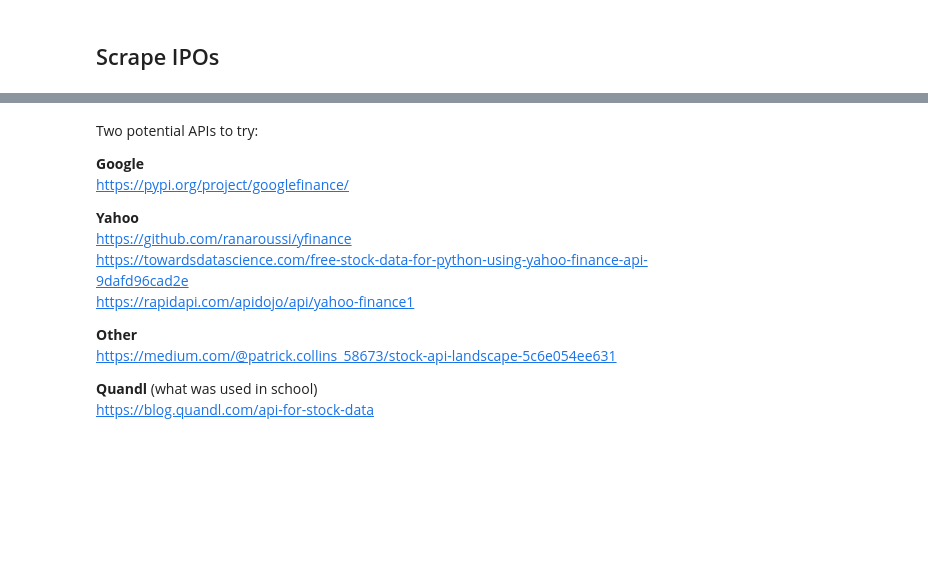
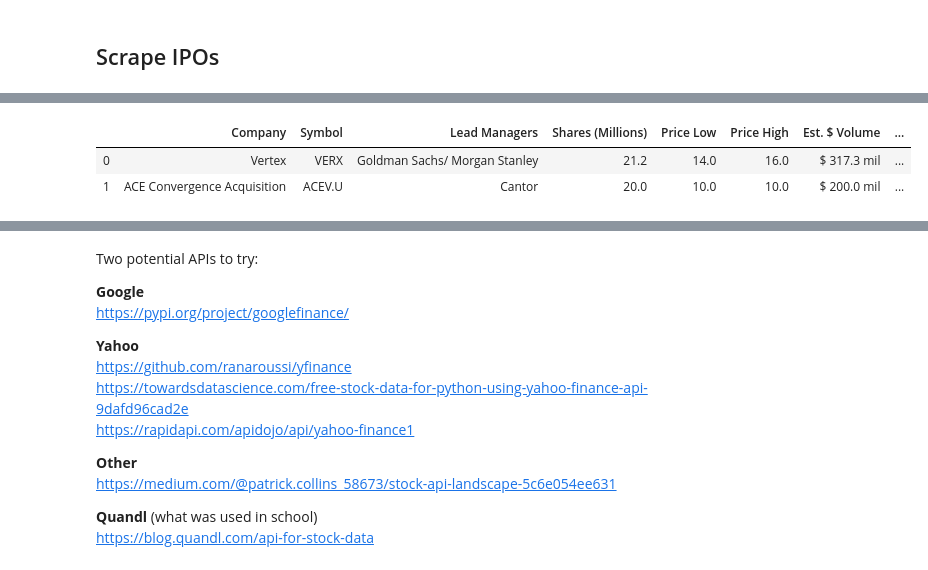
Before and after one commit to admiral810/IPO_tracker, a Jupyter notebook: get_IPO_data.ipynb, the cells around one changed output, grey strips where cells are left out. Cells and saved outputs as stored; diff of their text form; code cells hidden in the pictures; blank space fills up the shorter version.

```diff
--- a/get_IPO_data.ipynb
+++ b/get_IPO_data.ipynb
@@ -29,0 +17,21 @@ ipo_scoop_ipo[0]
+# %%
+# IPO Scoop Upcoming IPOs
+url = 'https://www.iposcoop.com/ipo-calendar/'
+data = pd.read_html(url)
+
+ipo_scoop_upcoming_df = data[0]
+
+# rename symbol proposed with symbol
+ipo_scoop_upcoming_df.rename(columns={'Symbol proposed':'Symbol'}, inplace=True)
+
+# split expected trade date to date and day of week
+ipo_scoop_upcoming_df[['Offer Date','Expected Trade Weekday']] = ipo_scoop_upcoming_df['Expected to Trade'].str.split(' ',expand=True)
+
+# add date type column to differentiate confirmed vs expected
+ipo_scoop_upcoming_df['Date Type'] = "Expected"
+
+ipo_scoop_upcoming_df.head(2)
+# %% [output]
+|  | Company | Symbol | Lead Managers | Shares (Millions) | Price Low | Price High | Est. $ Volume | ... |
+| 0 | Vertex | VERX | Goldman Sachs/ Morgan Stanley | 21.2 | 14.0 | 16.0 | $ 317.3 mil | ... |
+| 1 | ACE Convergence Acquisition | ACEV.U | Cantor | 20.0 | 10.0 | 10.0 | $ 200.0 mil | ... |
```
Also changed, not shown: parts of 20 cells of this notebook.
